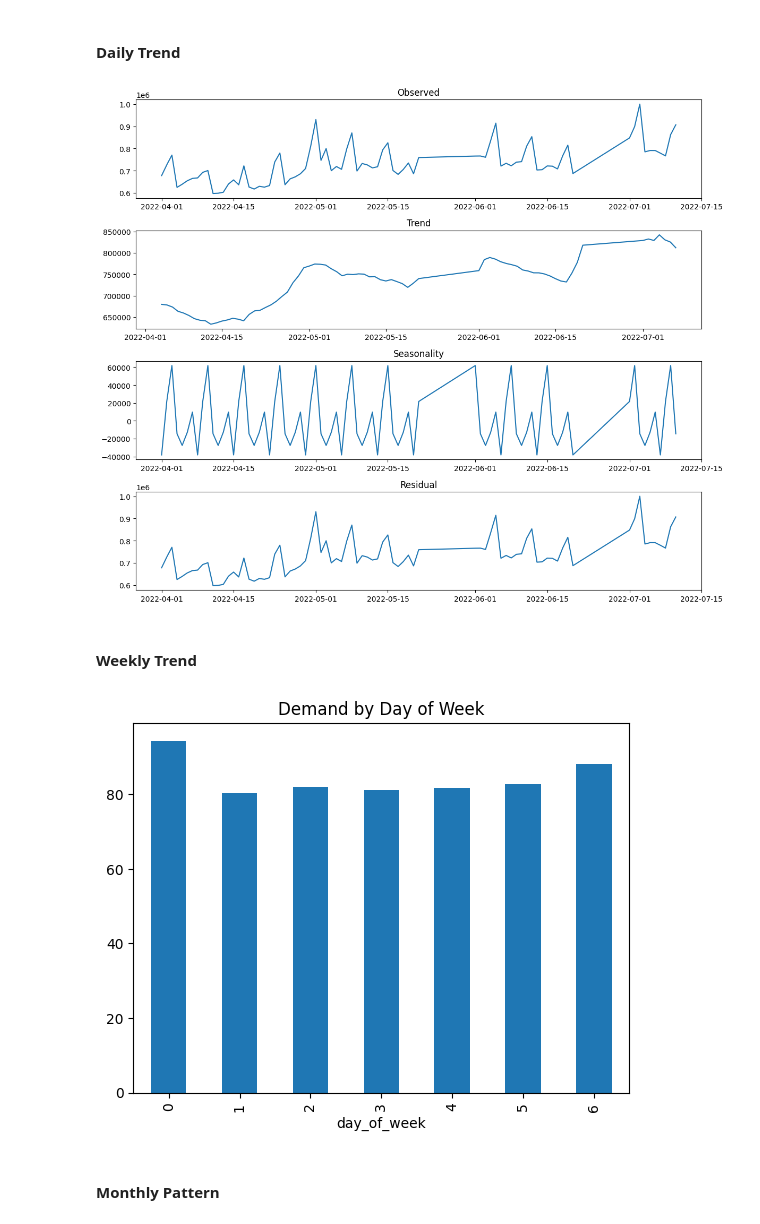
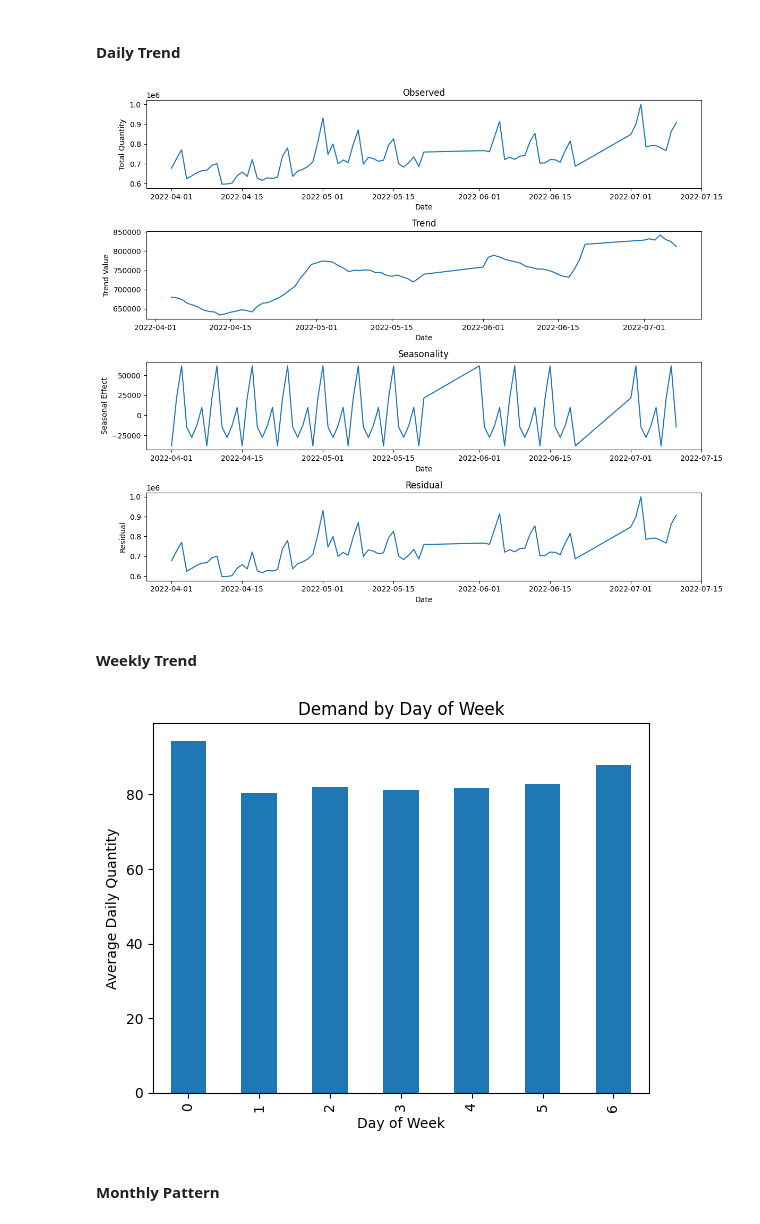
Before and after one commit to irfan-mohamed/demand-intelligence-system, a Jupyter notebook: notebooks/demand_forecasting_eda.ipynb, the cells around one changed output. Cells and saved outputs as stored; diff of their text form; code cells hidden in the pictures.

```diff
--- a/notebooks/demand_forecasting_eda.ipynb
+++ b/notebooks/demand_forecasting_eda.ipynb
@@ -184,31 +186,41 @@ plt.figure(figsize=(12,10))
 plt.subplot(4,1,1)
 plt.plot(seasonal.index, seasonal)
 plt.title("Observed")
+plt.xlabel("Date")
+plt.ylabel("Total Quantity")
 
 plt.subplot(4,1,2)
 plt.plot(seasonal.index, result.trend)
 plt.title("Trend")
+plt.xlabel("Date")
+plt.ylabel("Trend Value")
 
 plt.subplot(4,1,3)
 plt.plot(seasonal.index, result.seasonal)
 plt.title("Seasonality")
+plt.xlabel("Date")
+plt.ylabel("Seasonal Effect")
 
 plt.subplot(4,1,4)
 plt.plot(seasonal.index, result.observed)
 plt.title("Residual")
+plt.xlabel("Date")
+plt.ylabel("Residual")
 
 plt.tight_layout()
 plt.show()
 # %% [output]
-[figure, old version]
+[figure, new version]
 # %% [markdown]
 #### Weekly Trend
 # %%
 feature.groupby('day_of_week')['total_quantity'].mean().plot(kind='bar')
 plt.title("Demand by Day of Week")
+plt.xlabel("Day of Week")
+plt.ylabel("Average Daily Quantity")
 plt.show()
 # %% [output]
-[figure, old version]
+[figure, new version]
 # %% [markdown]
 #### Monthly Pattern
 # %%
```
Also changed, not shown: parts of 5 cells of this notebook, 4 other files.
